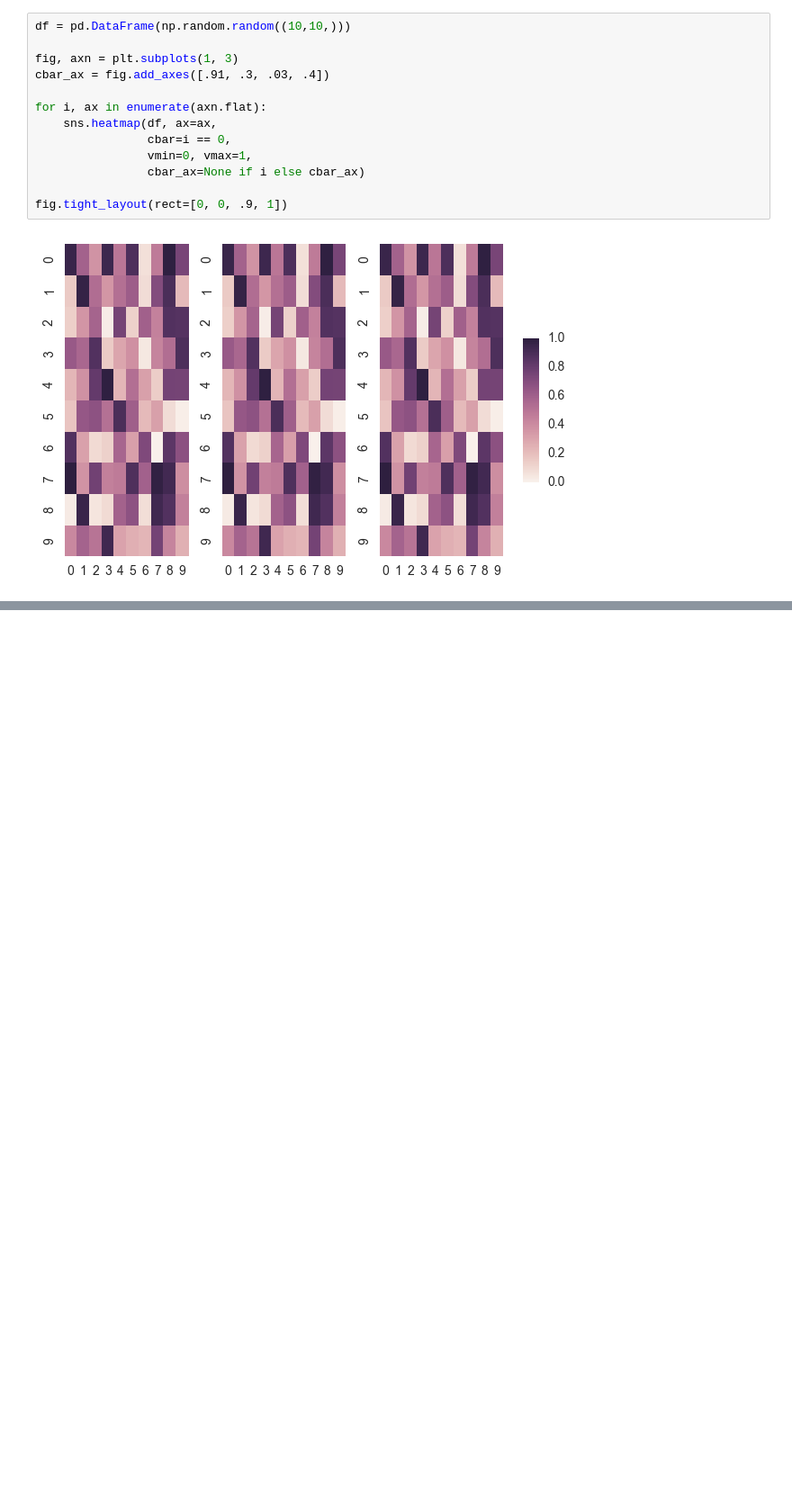
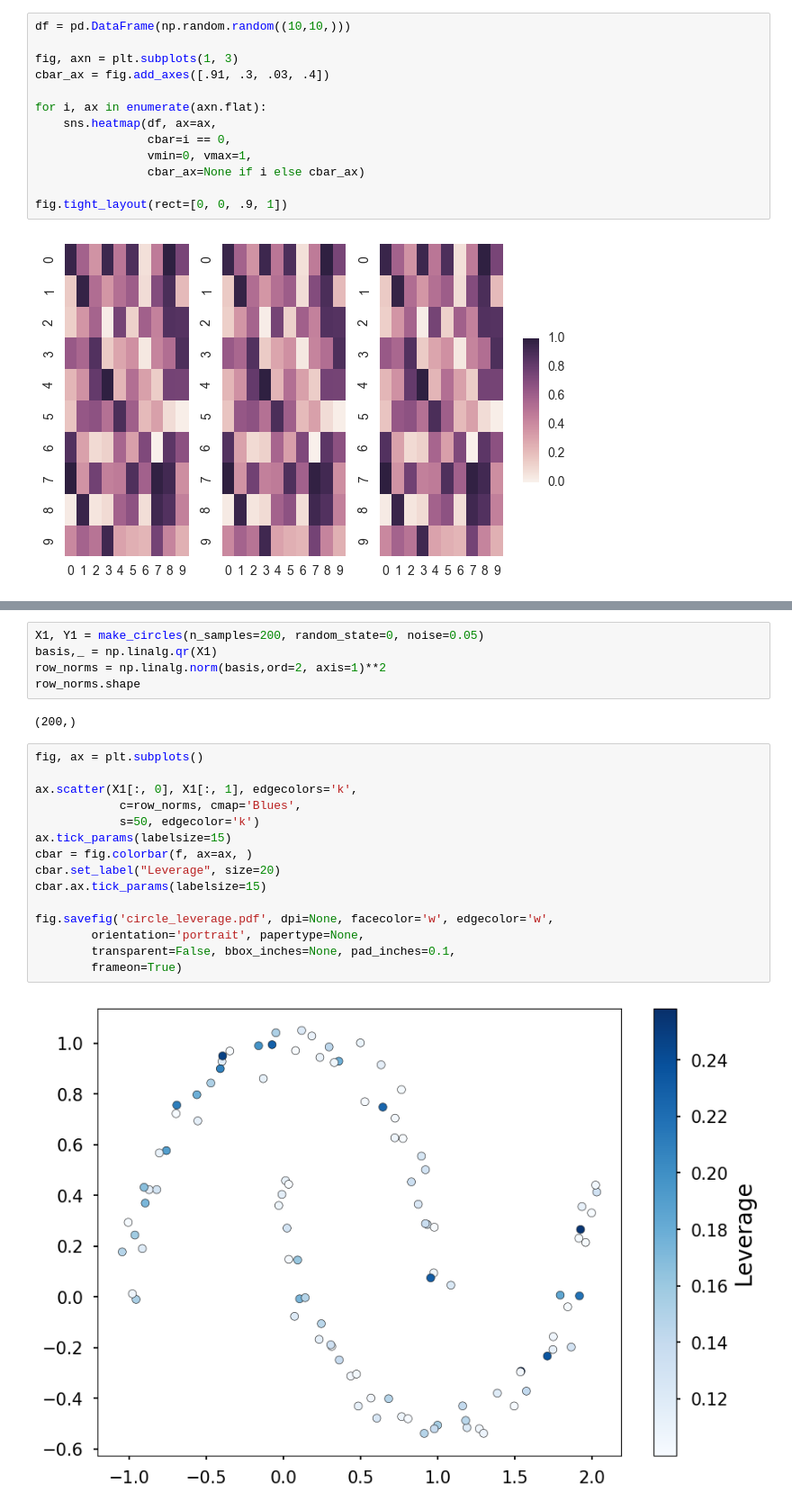
Before and after one commit to c-dickens/phd-work, a Jupyter notebook: visualisations/high-local-leverage-rows.ipynb, the cells around one changed output, grey strips where cells are left out. Shown: that part at 90% size. Drawn from its saved outputs; the diff is of its cells as text; blank space fills up the shorter version.

```diff
--- a/visualisations/high-local-leverage-rows.ipynb
+++ b/visualisations/high-local-leverage-rows.ipynb
@@ -351,0 +179,24 @@ fig.tight_layout(rect=[0, 0, .9, 1])
+# %%
+X1, Y1 = make_circles(n_samples=200, random_state=0, noise=0.05)
+basis,_ = np.linalg.qr(X1)
+row_norms = np.linalg.norm(basis,ord=2, axis=1)**2
+row_norms.shape
+# %% [output]
+(200,)
+# %%
+fig, ax = plt.subplots()
+
+ax.scatter(X1[:, 0], X1[:, 1], edgecolors='k',
+            c=row_norms, cmap='Blues',
+            s=50, edgecolor='k')
+ax.tick_params(labelsize=15)
+cbar = fig.colorbar(f, ax=ax, )
+cbar.set_label("Leverage", size=20)
+cbar.ax.tick_params(labelsize=15)
+
+fig.savefig('circle_leverage.pdf', dpi=None, facecolor='w', edgecolor='w',
+        orientation='portrait', papertype=None,
+        transparent=False, bbox_inches=None, pad_inches=0.1,
+        frameon=True)
+# %% [output]
+[figure, added]
```
Also changed, not shown: parts of 31 cells of this notebook.
